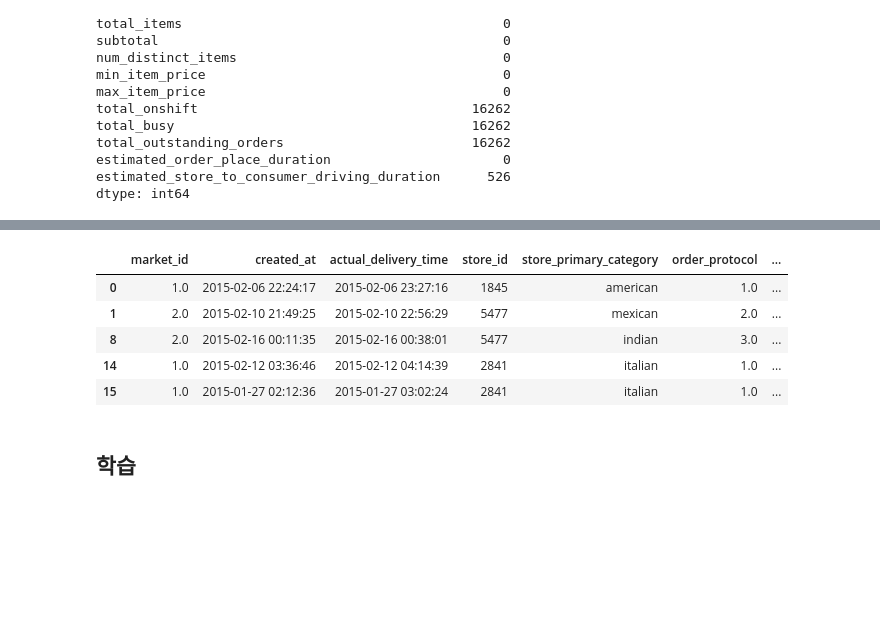
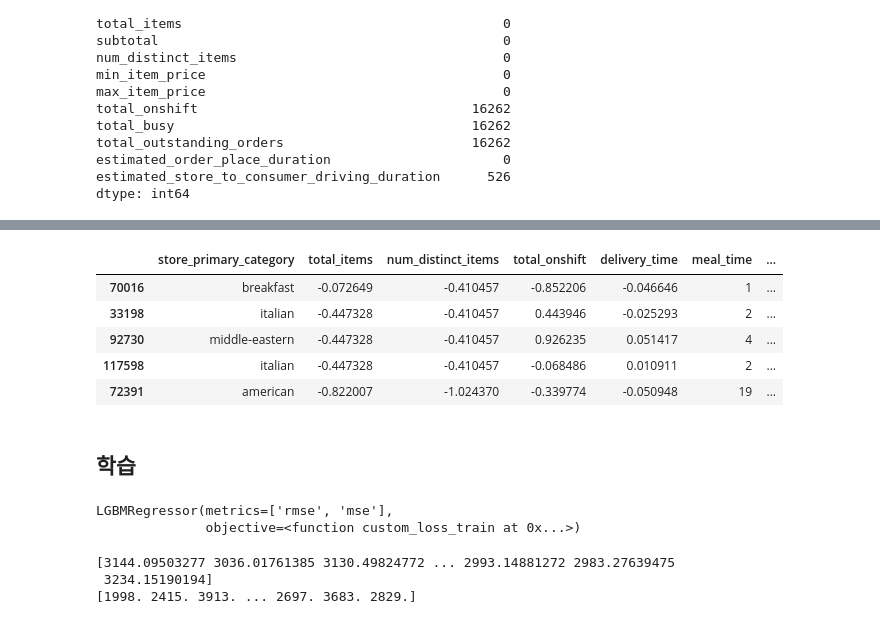
Before and after one commit to LJBang/TIL, a Jupyter notebook: 2022/1/23/delivery.ipynb, the cells around one changed output, grey strips where cells are left out. Drawn from its saved outputs; the diff is of its cells as text; code cells hidden in the pictures; blank space fills up the shorter version.

```diff
--- a/2022/1/23/delivery.ipynb
+++ b/2022/1/23/delivery.ipynb
@@ -211,0 +243,7 @@ df.isnull().sum()
+# %%
+# 필요없는 컬럼 삭제
+df = df.drop(['market_id', 'store_id', 'created_at', 'actual_delivery_time',
+            'order_protocol','min_item_price','max_item_price', 'subtotal',
+            'total_busy','total_outstanding_orders', 'estimated_order_place_duration',
+            'estimated_store_to_consumer_driving_duration'], axis=1)
+df.head()
@@ -211,0 +257,10 @@ df.isnull().sum()
+# %%
+df['store_primary_category'] = df['store_primary_category'].astype('category')
+df['meal_time'] = df['meal_time'].astype('category')
+# %%
+# Test data 분리
+import sklearn as skn
+from sklearn.model_selection import train_test_split
+
+# train, test split
+df_train, df_test = train_test_split(df, test_size=0.1, random_state=50)
@@ -211,0 +298,24 @@ df.isnull().sum()
+# %%
+from sklearn.preprocessing import StandardScaler, MinMaxScaler
+
+scaler = StandardScaler()
+
+scaler.fit(df[['total_onshift']])
+df_train['total_onshift'] = scaler.transform(df_train[['total_onshift']])
+df_test['total_onshift'] = scaler.transform(df_test[['total_onshift']])
+
+scaler.fit(df[['estimated']])
+df_train['estimated'] = scaler.transform(df_train[['estimated']])
+df_test['estimated'] = scaler.transform(df_test[['estimated']])
+
+scaler.fit(df[['total_items']])
+df_train['total_items'] = scaler.transform(df_train[['total_items']])
+df_test['total_items'] = scaler.transform(df_test[['total_items']])
+
+scaler.fit(df[['num_distinct_items']])
+df_train['num_distinct_items'] = scaler.transform(df_train[['num_distinct_items']])
+df_test['num_distinct_items'] = scaler.transform(df_test[['num_distinct_items']])
+
+scaler.fit(df[['delivery_time']])
+df_train['delivery_time'] = scaler.transform(df_train[['delivery_time']])
+df_test['delivery_time'] = scaler.transform(df_test[['delivery_time']])
@@ -212,9 +354,9 @@ df.isnull().sum()
 # %%
-df.head()
+df_test.head()
 # %% [output]
-|  | market_id | created_at | actual_delivery_time | store_id | store_primary_category | order_protocol | ... |
-| 0 | 1.0 | 2015-02-06 22:24:17 | 2015-02-06 23:27:16 | 1845 | american | 1.0 | ... |
-| 1 | 2.0 | 2015-02-10 21:49:25 | 2015-02-10 22:56:29 | 5477 | mexican | 2.0 | ... |
-| 8 | 2.0 | 2015-02-16 00:11:35 | 2015-02-16 00:38:01 | 5477 | indian | 3.0 | ... |
-| 14 | 1.0 | 2015-02-12 03:36:46 | 2015-02-12 04:14:39 | 2841 | italian | 1.0 | ... |
-| 15 | 1.0 | 2015-01-27 02:12:36 | 2015-01-27 03:02:24 | 2841 | italian | 1.0 | ... |
+|  | store_primary_category | total_items | num_distinct_items | total_onshift | delivery_time | meal_time | ... |
+| 70016 | breakfast | -0.072649 | -0.410457 | -0.852206 | -0.046646 | 1 | ... |
+| 33198 | italian | -0.447328 | -0.410457 | 0.443946 | -0.025293 | 2 | ... |
+| 92730 | middle-eastern | -0.447328 | -0.410457 | 0.926235 | 0.051417 | 4 | ... |
+| 117598 | italian | -0.447328 | -0.410457 | -0.068486 | 0.010911 | 2 | ... |
+| 72391 | american | -0.822007 | -1.024370 | -0.339774 | -0.050948 | 19 | ... |
@@ -232,0 +389,14 @@ X_train, y_train, X_test, y_test = train_test_split(df_train, y, test_size=0.1,
+# %%
+model = lgb.LGBMRegressor()
+model.set_params(**{'objective': custom_loss_train},
+            metrics = ["rmse", 'mse'] )
+model.fit(
+    X_train,
+    y_train,
+    eval_set=[(X_val, y_val)],
+    eval_metric = custom_loss_valid,
+    verbose=False,
+)
+# %% [output]
+LGBMRegressor(metrics=['rmse', 'mse'],
+              objective=<function custom_loss_train at 0x...>)
@@ -232,0 +408,7 @@ X_train, y_train, X_test, y_test = train_test_split(df_train, y, test_size=0.1,
+# %%
+print(y_pred)
+print(y_test)
+# %% [output]
+[3144.09503277 3036.01761385 3130.49824772 ... 2993.14881272 2983.27639475
+ 3234.15190194]
+[1998. 2415. 3913. ... 2697. 3683. 2829.]
```
Also changed, not shown: parts of 51 cells of this notebook.
